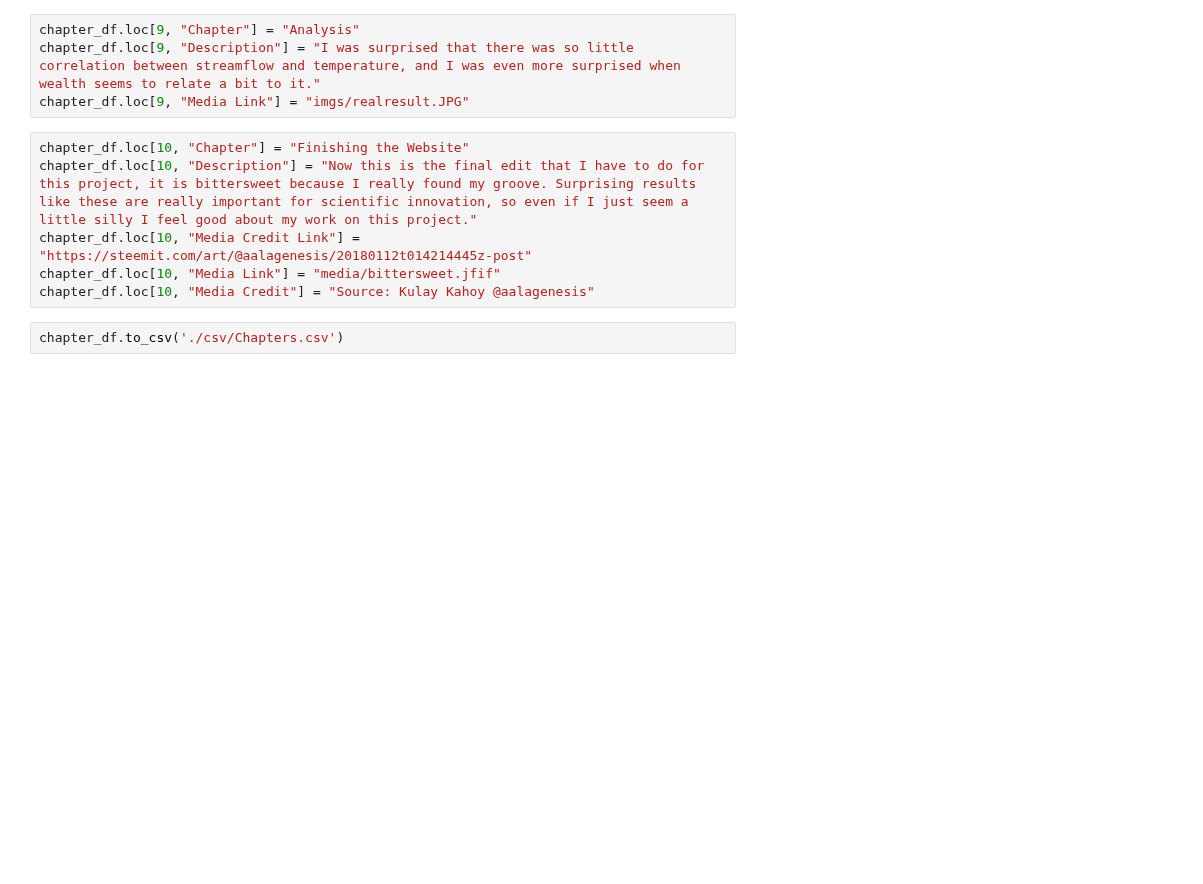
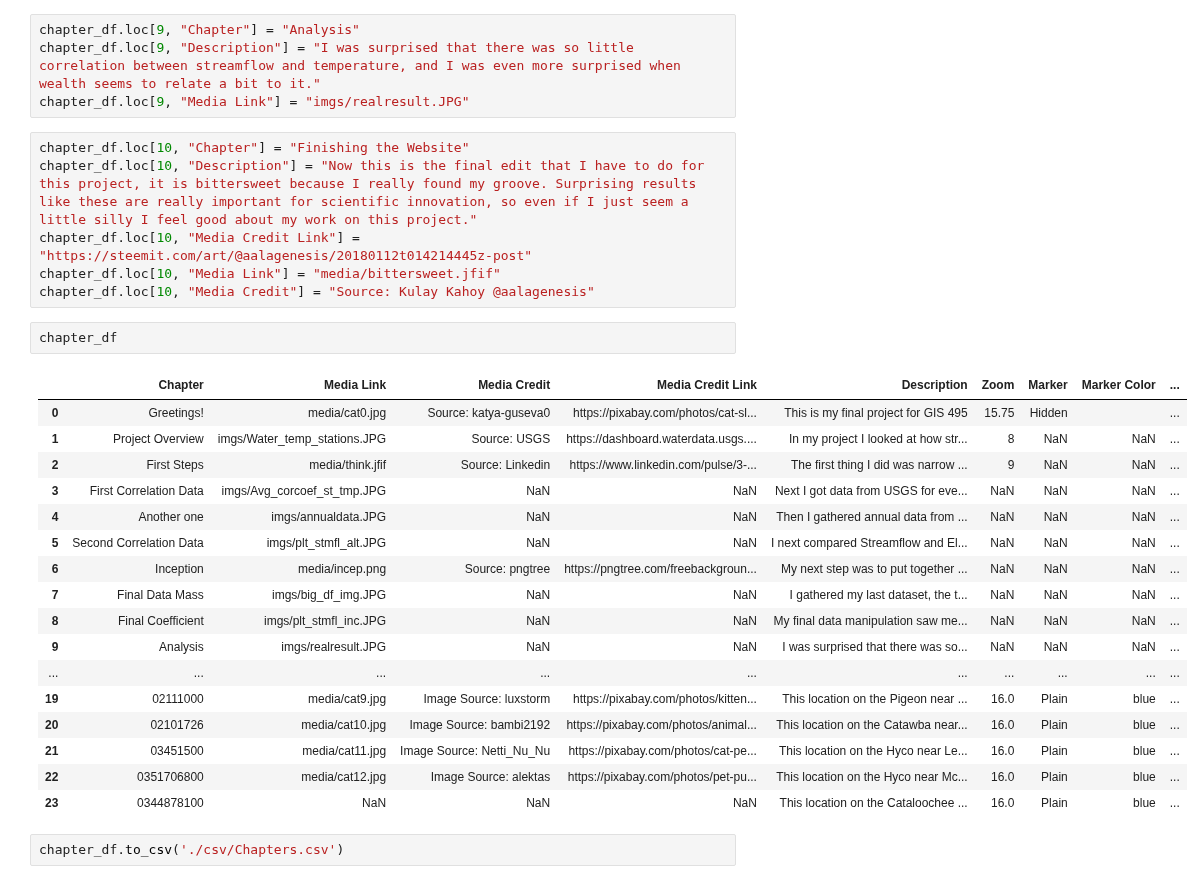
Before and after one commit to ConBonAon/GISFinal2023, a Jupyter notebook: storymap.ipynb, the cells around one changed output. Cells and saved outputs as stored; diff of their text form; blank space fills up the shorter version.

```diff
--- a/storymap.ipynb
+++ b/storymap.ipynb
@@ -934,6 +934,26 @@ chapter_df.loc[10, "Description"] = "Now this is the final edit that I have to d
 chapter_df.loc[10, "Media Credit Link"] = "https://steemit.com/art/@aalagenesis/20180112t014214445z-post"
 chapter_df.loc[10, "Media Link"] = "media/bittersweet.jfif"
 chapter_df.loc[10, "Media Credit"] = "Source: Kulay Kahoy @aalagenesis"
+# %%
+chapter_df
+# %% [output]
+|  | Chapter | Media Link | Media Credit | Media Credit Link | Description | Zoom | Marker | Marker Color | ... |
+| 0 | Greetings! | media/cat0.jpg | Source: katya-guseva0 | https://pixabay.com/photos/cat-sl... | This is my final project for GIS 495 | 15.75 | Hidden |  | ... |
+| 1 | Project Overview | imgs/Water_temp_stations.JPG | Source: USGS | https://dashboard.waterdata.usgs.... | In my project I looked at how str... | 8 | NaN | NaN | ... |
+| 2 | First Steps | media/think.jfif | Source: Linkedin | https://www.linkedin.com/pulse/3-... | The first thing I did was narrow ... | 9 | NaN | NaN | ... |
+| 3 | First Correlation Data | imgs/Avg_corcoef_st_tmp.JPG | NaN | NaN | Next I got data from USGS for eve... | NaN | NaN | NaN | ... |
+| 4 | Another one | imgs/annualdata.JPG | NaN | NaN | Then I gathered annual data from ... | NaN | NaN | NaN | ... |
+| 5 | Second Correlation Data | imgs/plt_stmfl_alt.JPG | NaN | NaN | I next compared Streamflow and El... | NaN | NaN | NaN | ... |
+| 6 | Inception | media/incep.png | Source: pngtree | https://pngtree.com/freebackgroun... | My next step was to put together ... | NaN | NaN | NaN | ... |
+| 7 | Final Data Mass | imgs/big_df_img.JPG | NaN | NaN | I gathered my last dataset, the t... | NaN | NaN | NaN | ... |
+| 8 | Final Coefficient | imgs/plt_stmfl_inc.JPG | NaN | NaN | My final data manipulation saw me... | NaN | NaN | NaN | ... |
+| 9 | Analysis | imgs/realresult.JPG | NaN | NaN | I was surprised that there was so... | NaN | NaN | NaN | ... |
+| ... | ... | ... | ... | ... | ... | ... | ... | ... | ... |
+| 19 | 02111000 | media/cat9.jpg | Image Source: luxstorm | https://pixabay.com/photos/kitten... | This location on the Pigeon near ... | 16.0 | Plain | blue | ... |
+| 20 | 02101726 | media/cat10.jpg | Image Source: bambi2192 | https://pixabay.com/photos/animal... | This location on the Catawba near... | 16.0 | Plain | blue | ... |
+| 21 | 03451500 | media/cat11.jpg | Image Source: Netti_Nu_Nu | https://pixabay.com/photos/cat-pe... | This location on the Hyco near Le... | 16.0 | Plain | blue | ... |
+| 22 | 0351706800 | media/cat12.jpg | Image Source: alektas | https://pixabay.com/photos/pet-pu... | This location on the Hyco near Mc... | 16.0 | Plain | blue | ... |
+| 23 | 0344878100 | NaN | NaN | NaN | This location on the Cataloochee ... | 16.0 | Plain | blue | ... |
 # %%
 chapter_df.to_csv('./csv/Chapters.csv')
 # %% [markdown]
```
Also changed, not shown: parts of 18 cells of this notebook, 2 other files.
